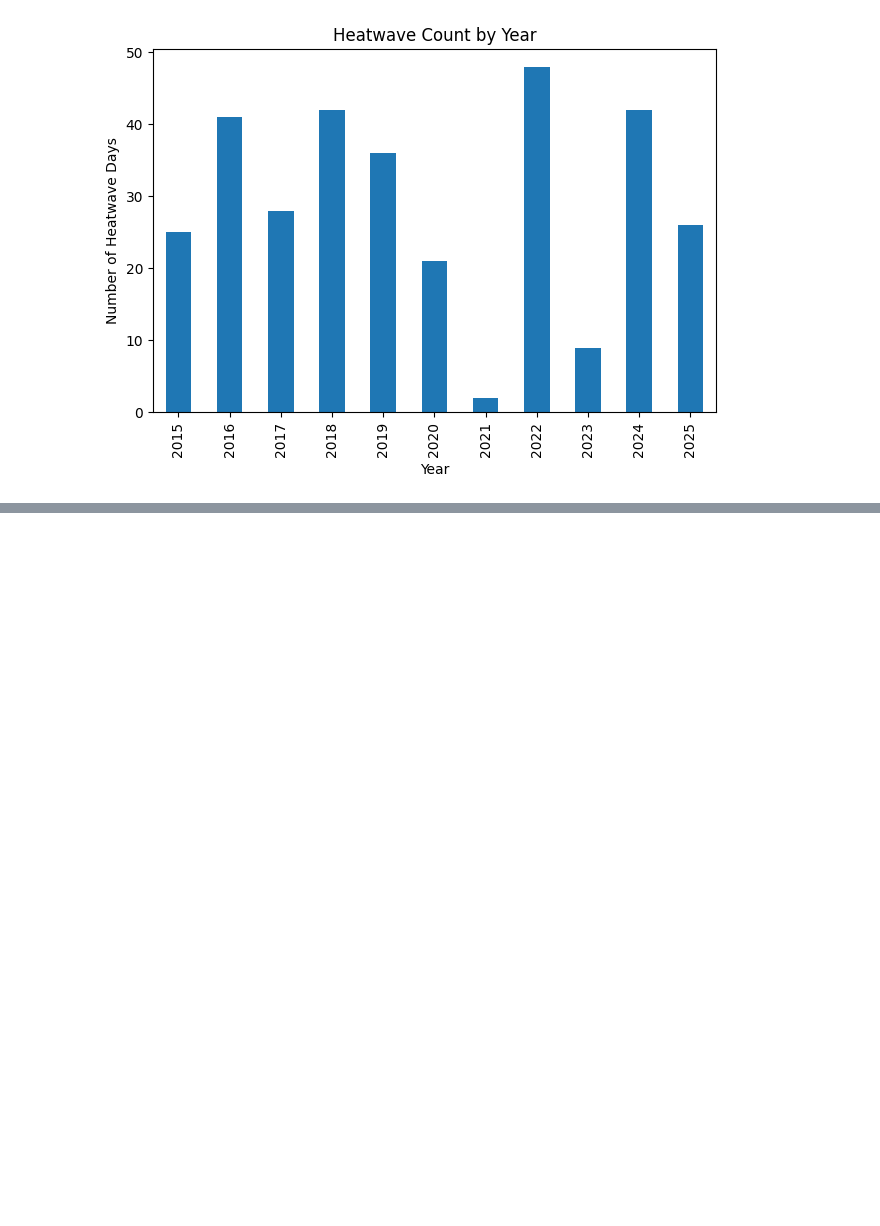
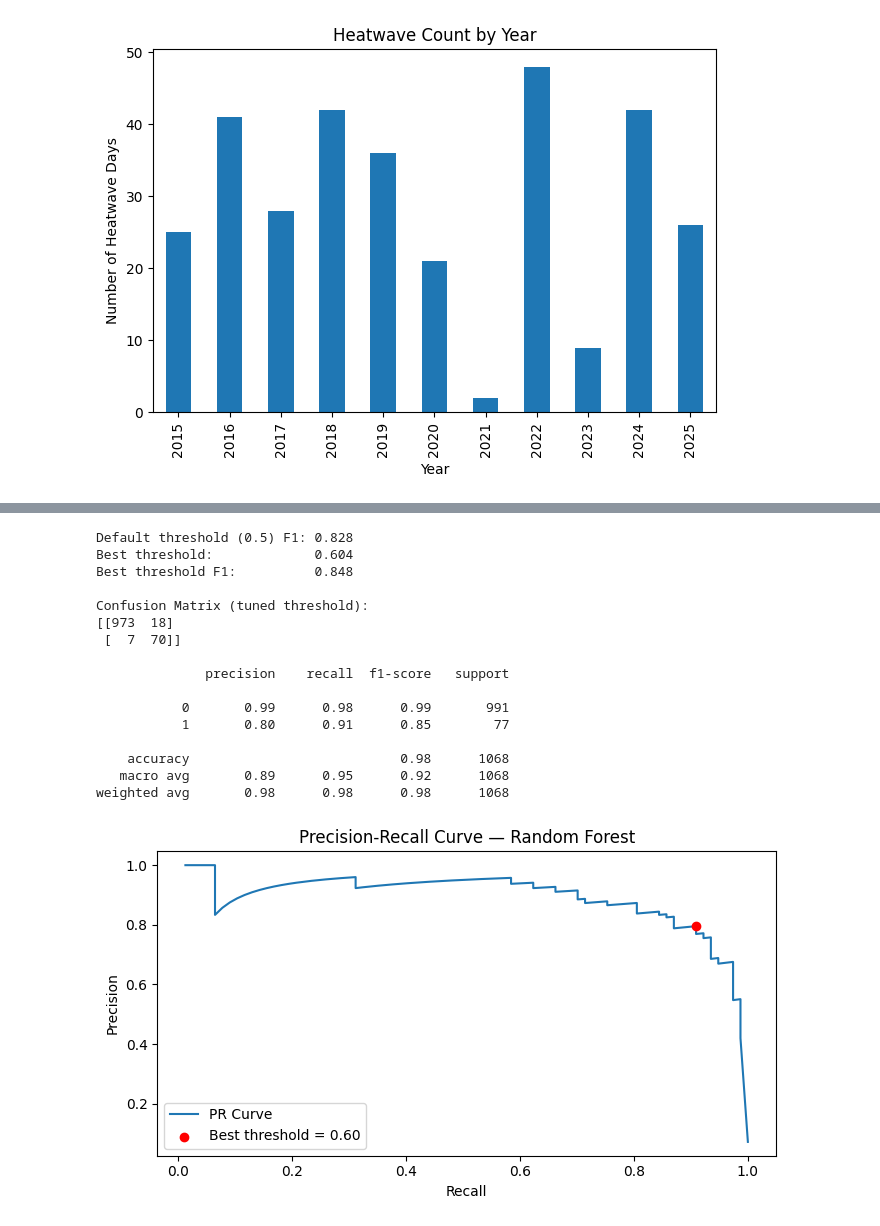
Before and after one commit to Vinay-sharma-04/Jaipur-Weather-Analysis-Heatwave-Forecasting, a Jupyter notebook: Model.ipynb, the cells around one changed output, grey strips where cells are left out. Drawn from its saved outputs; the diff is of its cells as text; code cells hidden in the pictures; blank space fills up the shorter version.

```diff
--- a/Model.ipynb
+++ b/Model.ipynb
@@ -193,0 +246,13 @@ weighted avg       0.98      0.98      0.98      1068
+# %%
+y_proba_rf = rf_model.predict_proba(X_test)[:, 1]
+y_proba_lr = lr_model.predict_proba(X_test_sc)[:, 1]
+
+print('=== Random Forest ===')
+print(f'ROC-AUC: {roc_auc_score(y_test, y_proba_rf):.3f}')
+print(f'PR-AUC:  {average_precision_score(y_test, y_proba_rf):.3f}')
+
+print('\n=== Logistic Regression ===')
+print(f'ROC-AUC: {roc_auc_score(y_test, y_proba_lr):.3f}')
+print(f'PR-AUC:  {average_precision_score(y_test, y_proba_lr):.3f}')
+
+print('\nGuide: ROC-AUC > 0.85 = good | PR-AUC > 0.5 = decent for imbalanced data')
@@ -194,2 +269,48 @@ weighted avg       0.98      0.98      0.98      1068
+# %%
+precisions, recalls, thresholds = precision_recall_curve(y_test, y_proba_rf)
+
+f1_scores     = 2 * (precisions[:-1] * recalls[:-1]) / (precisions[:-1] + recalls[:-1] + 1e-9)
+best_idx      = np.argmax(f1_scores)
+best_threshold = thresholds[best_idx]
+
+default_idx = np.argmin(abs(thresholds - 0.5))
+print(f'Default threshold (0.5) F1: {f1_scores[default_idx]:.3f}')
+print(f'Best threshold:             {best_threshold:.3f}')
+print(f'Best threshold F1:          {f1_scores[best_idx]:.3f}')
+
+y_pred_rf_tuned = (y_proba_rf >= best_threshold).astype(int)
+print('\nConfusion Matrix (tuned threshold):')
+print(confusion_matrix(y_test, y_pred_rf_tuned))
+print()
+print(classification_report(y_test, y_pred_rf_tuned))
+
+plt.figure(figsize=(7, 4))
+plt.plot(recalls[:-1], precisions[:-1], label='PR Curve')
+plt.scatter(recalls[best_idx], precisions[best_idx], color='red', zorder=5,
+            label=f'Best threshold = {best_threshold:.2f}')
+plt.xlabel('Recall')
+plt.ylabel('Precision')
+plt.title('Precision-Recall Curve — Random Forest')
+plt.legend()
+plt.tight_layout()
+plt.show()
+# %% [output]
+Default threshold (0.5) F1: 0.828
+Best threshold:             0.604
+Best threshold F1:          0.848
+
+Confusion Matrix (tuned threshold):
+[[973  18]
+ [  7  70]]
+
+              precision    recall  f1-score   support
+
+           0       0.99      0.98      0.99       991
+           1       0.80      0.91      0.85        77
+
+    accuracy                           0.98      1068
+   macro avg       0.89      0.95      0.92      1068
+weighted avg       0.98      0.98      0.98      1068
+[figure, added]
 # %%
 importances = pd.Series(rf_model.feature_importances_, index=features).sort_values(ascending=False)
```
Also changed, not shown: parts of 21 cells of this notebook.
